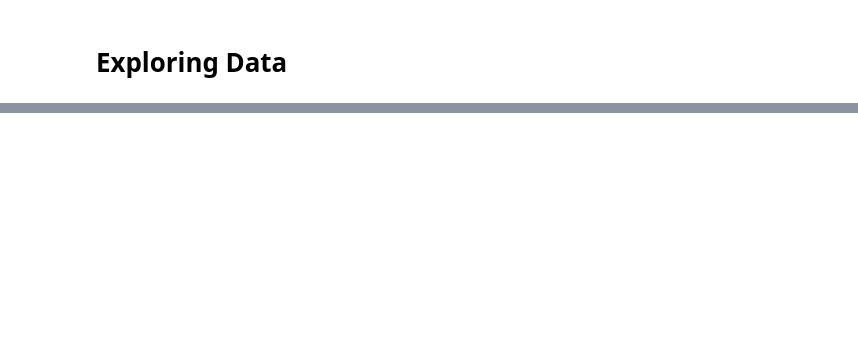
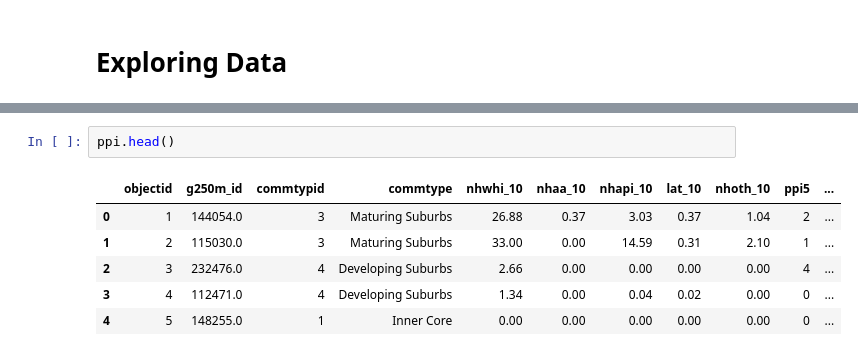
Before and after one commit to BU-Spark/ds-boston-transit-air-quality, a Jupyter notebook: fa23-team-a/code/test.ipynb, the cells around one changed output, grey strips where cells are left out. Saved outputs shown, nothing was run; the diff lists cells and outputs as text; blank space fills up the shorter version.

```diff
--- a/fa23-team-a/code/test.ipynb
+++ b/fa23-team-a/code/test.ipynb
@@ -15,0 +27,9 @@ ppi.head(1)
+# %%
+ppi.head()
+# %% [output]
+|  | objectid | g250m_id | commtypid | commtype | nhwhi_10 | nhaa_10 | nhapi_10 | lat_10 | nhoth_10 | ppi5 | ... |
+| 0 | 1 | 144054.0 | 3 | Maturing Suburbs | 26.88 | 0.37 | 3.03 | 0.37 | 1.04 | 2 | ... |
+| 1 | 2 | 115030.0 | 3 | Maturing Suburbs | 33.00 | 0.00 | 14.59 | 0.31 | 2.10 | 1 | ... |
+| 2 | 3 | 232476.0 | 4 | Developing Suburbs | 2.66 | 0.00 | 0.00 | 0.00 | 0.00 | 4 | ... |
+| 3 | 4 | 112471.0 | 4 | Developing Suburbs | 1.34 | 0.00 | 0.04 | 0.02 | 0.00 | 0 | ... |
+| 4 | 5 | 148255.0 | 1 | Inner Core | 0.00 | 0.00 | 0.00 | 0.00 | 0.00 | 0 | ... |
```
Also changed, not shown: parts of 2 cells of this notebook.
